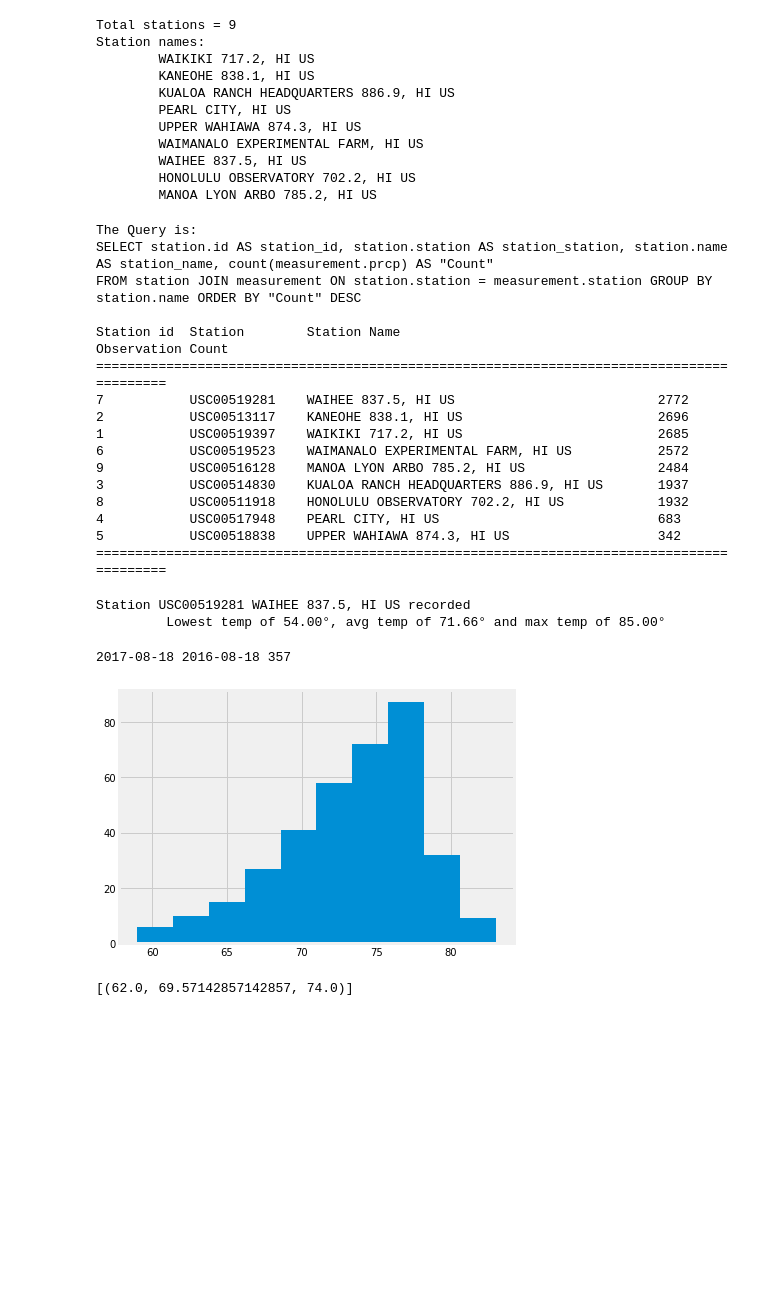
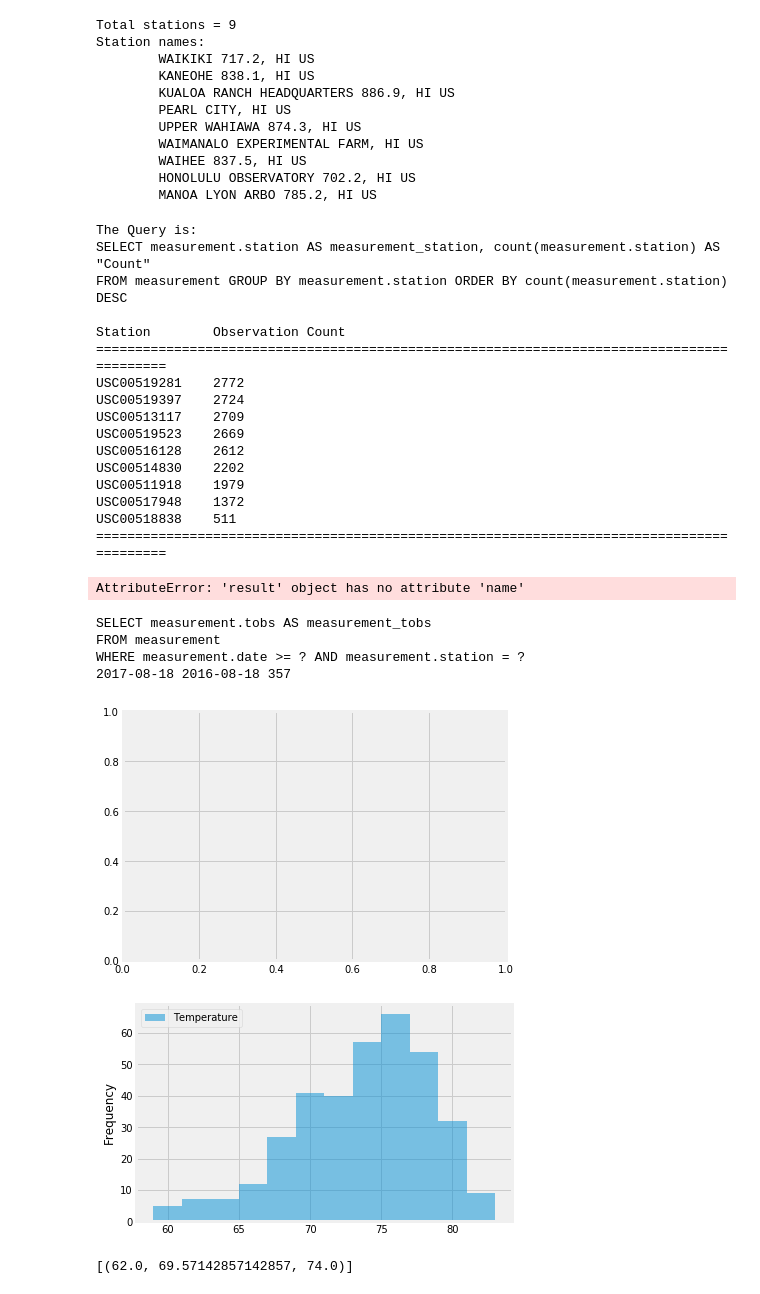
Before and after one commit to MadhukaraBS/BootCamp, a Jupyter notebook: 09-Adv-Data-Storage-Retrieval/climate.ipynb, the cells around one changed output. Drawn from its saved outputs; the diff is of its cells as text; code cells hidden in the pictures; blank space fills up the shorter version.

```diff
--- a/09-Adv-Data-Storage-Retrieval/climate.ipynb
+++ b/09-Adv-Data-Storage-Retrieval/climate.ipynb
@@ -182,40 +182,38 @@ from sqlalchemy import func
 # What are the most active stations?
 # List the stations and the counts in descending order.
 st_join = session.query(
-    Station.id, Station.station, Station.name, func.count(Measurement.prcp).label('Count')
-).join(
-    # tell SQLAlchemy to join the tables without foreign key
-    Measurement, Station.station == Measurement.station
+    Measurement.station, func.count(Measurement.station).label('Count')
 ).group_by(
-    Station.name
+    Measurement.station
 ).order_by(
     #  Forward reference to label attached above
-sqlalchemy.desc('Count')
+#sqlalchemy.desc('Count')
+    func.count(Measurement.station).desc()
 )
 
 print('The Query is:')
 print(st_join, '\n')
-print(f"{'Station id':12}{'Station':15}{'Station Name':45}{'Observation Count'}")
+print(f"{'Station':15}{'Observation Count'}")
 print("".ljust(90,'='))
-for st_id, st, st_name, meas_cnt in st_join:
-    print(f"{st_id}{' ':11}{st:15}{st_name:45}{meas_cnt}")
+for st, meas_cnt in st_join:
+    print(f"{st:15}{meas_cnt}")
 print("".ljust(90,'='))
 # %% [output]
 The Query is:
-SELECT station.id AS station_id, station.station AS station_station, station.name AS station_name, count(measurement.prcp) AS "Count"
-FROM station JOIN measurement ON station.station = measurement.station GROUP BY station.name ORDER BY "Count" DESC
+SELECT measurement.station AS measurement_station, count(measurement.station) AS "Count"
+FROM measurement GROUP BY measurement.station ORDER BY count(measurement.station) DESC
 
-Station id  Station        Station Name                                 Observation Count
+Station        Observation Count
 ==========================================================================================
-7           USC00519281    WAIHEE 837.5, HI US                          2772
-2           USC00513117    KANEOHE 838.1, HI US                         2696
-1           USC00519397    WAIKIKI 717.2, HI US                         2685
-6           USC00519523    WAIMANALO EXPERIMENTAL FARM, HI US           2572
-9           USC00516128    MANOA LYON ARBO 785.2, HI US                 2484
-3           USC00514830    KUALOA RANCH HEADQUARTERS 886.9, HI US       1937
-8           USC00511918    HONOLULU OBSERVATORY 702.2, HI US            1932
-4           USC00517948    PEARL CITY, HI US                            683
-5           USC00518838    UPPER WAHIAWA 874.3, HI US                   342
+USC00519281    2772
+USC00519397    2724
+USC00513117    2709
+USC00519523    2669
+USC00516128    2612
+USC00514830    2202
+USC00511918    1979
+USC00517948    1372
+USC00518838    511
 ==========================================================================================
 # %%
 # Using the station id from the previous query, calculate the lowest temperature recorded,
@@ -229,34 +227,42 @@ print(f"Station {act_st_id.station} {act_st_id.name} recorded")
 min_t, avg_t, max_t = temp_q.first()
 print(f"\t Lowest temp of {min_t:3.2f}°, avg temp of {avg_t:2.2f}° and max temp of {max_t:3.2f}°")
 # %% [output]
-Station USC00519281 WAIHEE 837.5, HI US recorded
-         Lowest temp of 54.00°, avg temp of 71.66° and max temp of 85.00°
+AttributeError: 'result' object has no attribute 'name'
 # %%
 # Choose the station with the highest number of temperature observations.
 # Query the last 12 months of temperature observation data for this station and plot the results as a histogram
 last_entry_act_st_q = session.query(Measurement).filter(
     Measurement.station == act_st_id.station).order_by(Measurement.date.desc())
 last_entry = last_entry_act_st_q.first().date
 prev_year = (dt.datetime.strptime(last_entry, "%Y-%m-%d") - td(365)).strftime("%Y-%m-%d")
-temperature_data = session.query(Measurement.date, Measurement.tobs).filter(and_(
+temperature_data = session.query(Measurement.tobs).filter(and_(
     Measurement.date >= prev_year,
     Measurement.station == act_st_id.station))
+
+print(temperature_data)
 print(last_entry, prev_year, temperature_data.count())
-temperature_obs = []
-#h_file = open("hist_out.csv","w")
-for i,j in temperature_data:
-    temperature_obs.append(j)
-#    h_file.write(i + "," + str(j) + "\n")
-#h_file.close()
+# temperature_obs = []
+# h_file = open("hist_out.csv","w")
+# for j in temperature_data:
+#     temperature_obs.append(j)
+#     h_file.write(i + "," + str(j) + "\n")
+# h_file.close()
+t_df = pd.DataFrame({'Temperature': [val.tobs for val in temperature_data]})
 fig, axs = plt.subplots(1, 1, tight_layout=True)
-#n_bins = 13
+n_bins = 12
 
 # We can set the number of bins with the `bins` kwarg
-axs.hist(temperature_obs)
+#axs.hist(temperature_obs, n_bins)
+#plt.show()
+t_df.plot.hist(alpha=0.5, bins=n_bins)
 plt.show()
 # %% [output]
+SELECT measurement.tobs AS measurement_tobs
+FROM measurement
+WHERE measurement.date >= ? AND measurement.station = ?
 2017-08-18 2016-08-18 357
-[figure, old version]
+[figure, new version]
+[figure, added]
 # %%
 # Write a function called `calc_temps` that will accept start date and end date in the format '%Y-%m-%d'
 # and return the minimum, average, and maximum temperatures for that range of dates
```
Also changed, not shown: parts of 2 cells of this notebook.
